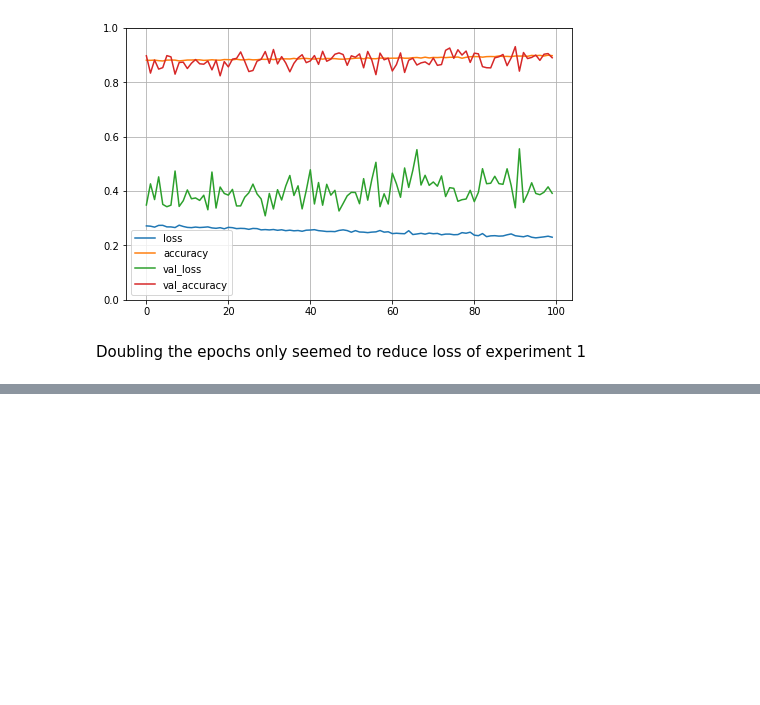
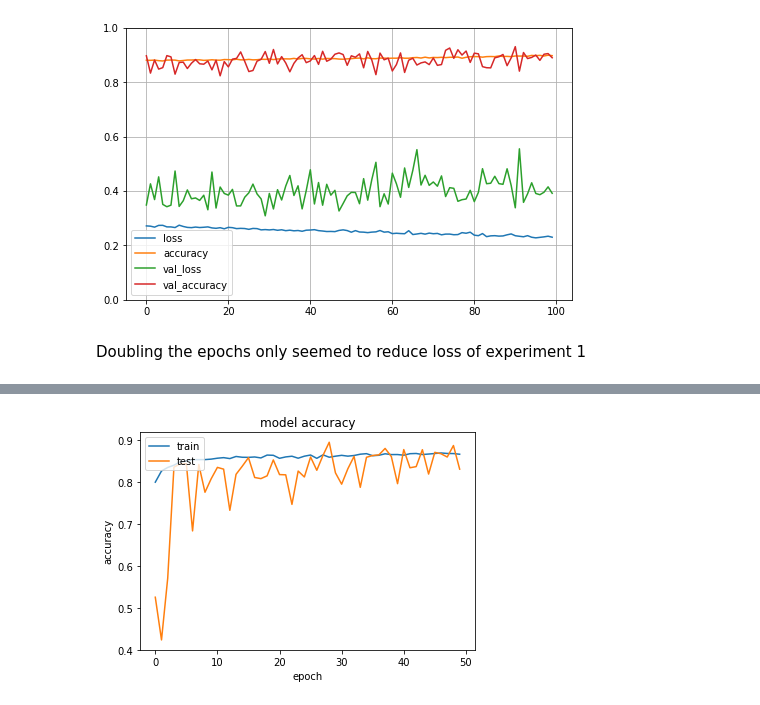
Before and after one commit to nopynospy/apu_deep_learning, a Jupyter notebook: Lab_2_0a_online_shopper_DataPrep_BaselineANN_V1.ipynb, the cells around one changed output, grey strips where cells are left out. Cells and saved outputs as stored; diff of their text form; code cells hidden in the pictures; blank space fills up the shorter version.

```diff
--- a/Lab_2_0a_online_shopper_DataPrep_BaselineANN_V1.ipynb
+++ b/Lab_2_0a_online_shopper_DataPrep_BaselineANN_V1.ipynb
@@ -459,0 +587,4 @@ Doubling the epochs only seemed to reduce loss of experiment 1
+# %%
+plot_acc()
+# %% [output]
+[figure, added]
```
Also changed, not shown: parts of 35 cells of this notebook.
